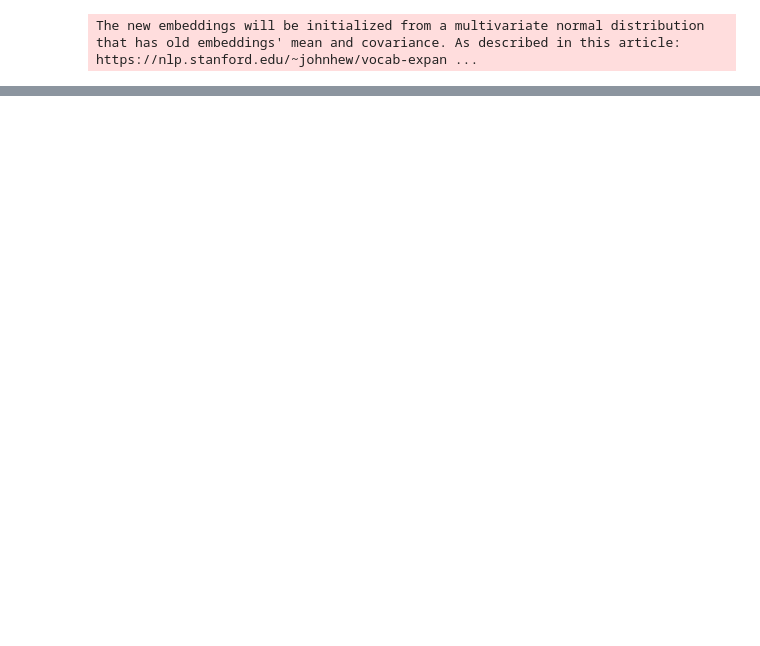
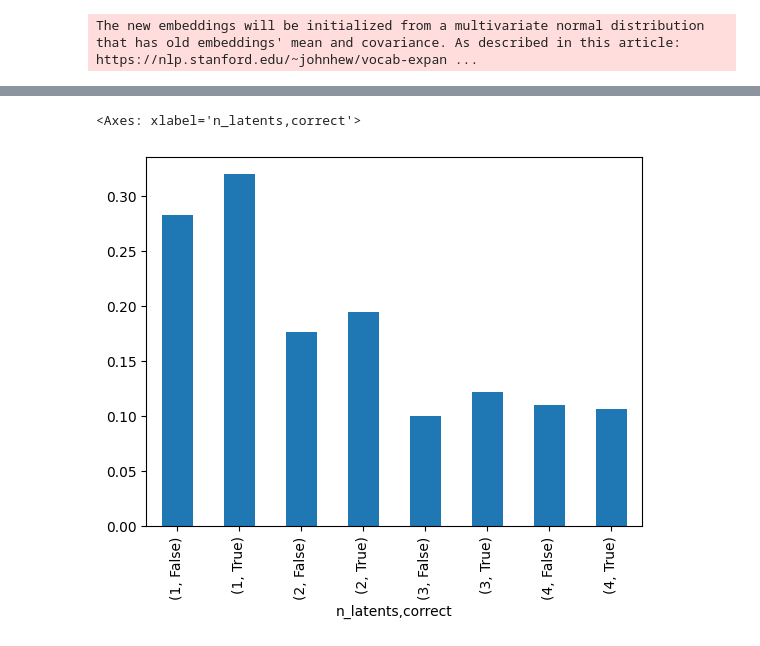
Before and after one commit to graphcore-research/coconut, a Jupyter notebook: experiments/001-parallel-chains-investigation/parallel_chains.ipynb, the cells around one changed output, grey strips where cells are left out. Saved outputs shown, nothing was run; the diff lists cells and outputs as text; code cells hidden in the pictures; blank space fills up the shorter version.

```diff
--- a/experiments/001-parallel-chains-investigation/parallel_chains.ipynb
+++ b/experiments/001-parallel-chains-investigation/parallel_chains.ipynb
@@ -15,8 +15,10 @@ import transformers
 import tqdm
 # %%
 MODEL_ARCHITECTURE = "openai-community/gpt2"
-COCONUT_CHECKPOINT = "./checkpoints/gsm-coconut/checkpoint_4"
-DATA_DIRECTORY = "./data/chains-of-thoughts/openai-community/gpt2/checkpoint_15.pkl"
+COCONUT_CHECKPOINT = "/home/ubuntu/nethome/reasoning/git/coconut/YOUR_PATH_TO_SAVE_THE_MODEL/gsm-coconut/checkpoint_4"
+# DATA_DIRECTORY = "./data/chains-of-thoughts/openai-community/gpt2/checkpoint_15.pkl"
+DATA_DIRECTORY = "/home/ubuntu/nethome/reasoning/git/coconut/data/cot_pos_neg.csv"
+# COCONUT_CHECKPOINT = "/home/ubuntu/nethome/reasoning/git/coconut/YOUR_PATH_TO_SAVE_THE_MODEL/gsm-cot/checkpoint_15"
 GPU_ID = 0
 MAX_NEW_TOKENS = 100
 N_SEQUENCES = 15
@@ -39,7 +41,8 @@ for token_id in token_ids:
 
 model = coconut.Coconut(model, *token_ids, tokenizer.eos_token_id)
 
-checkpoint = f"{REPO_DIRECTORY}/{COCONUT_CHECKPOINT}"
+# checkpoint = f"{REPO_DIRECTORY}/{COCONUT_CHECKPOINT}"
+checkpoint = COCONUT_CHECKPOINT
 weights = torch.load(checkpoint, torch.device(GPU_ID), weights_only=False)
 model.load_state_dict(weights, strict=False)
 _ = model.to(GPU_ID)
@@ -261,0 +147,13 @@ $\max(P(x | C)) \times \max(P(x | C, x_1)) \times ... \times \max(P(x | C, x_1,
+# %%
+num = results.groupby(['q_idx','correct','n_latents']).size().unstack('correct')
+filtern = num[(num[False]>=2)&(num[True]>=2)]
+filtern
+
+results_filter = results.groupby(['q_idx','n_latents', 'correct'])['geometric_mean'].mean().reset_index()
+results_filter = results_filter.merge(filtern.reset_index()[['q_idx','n_latents']])
+#results_filter = results_filter.pivot(columns='correct', index=['q_idx','n_latents'], values='geometric_mean')
+# %%
+results_filter.groupby(['n_latents','correct'])['geometric_mean'].mean().plot.bar()
+# %% [output]
+<Axes: xlabel='n_latents,correct'>
+[figure, added]
```
Also changed, not shown: parts of 7 cells of this notebook.
